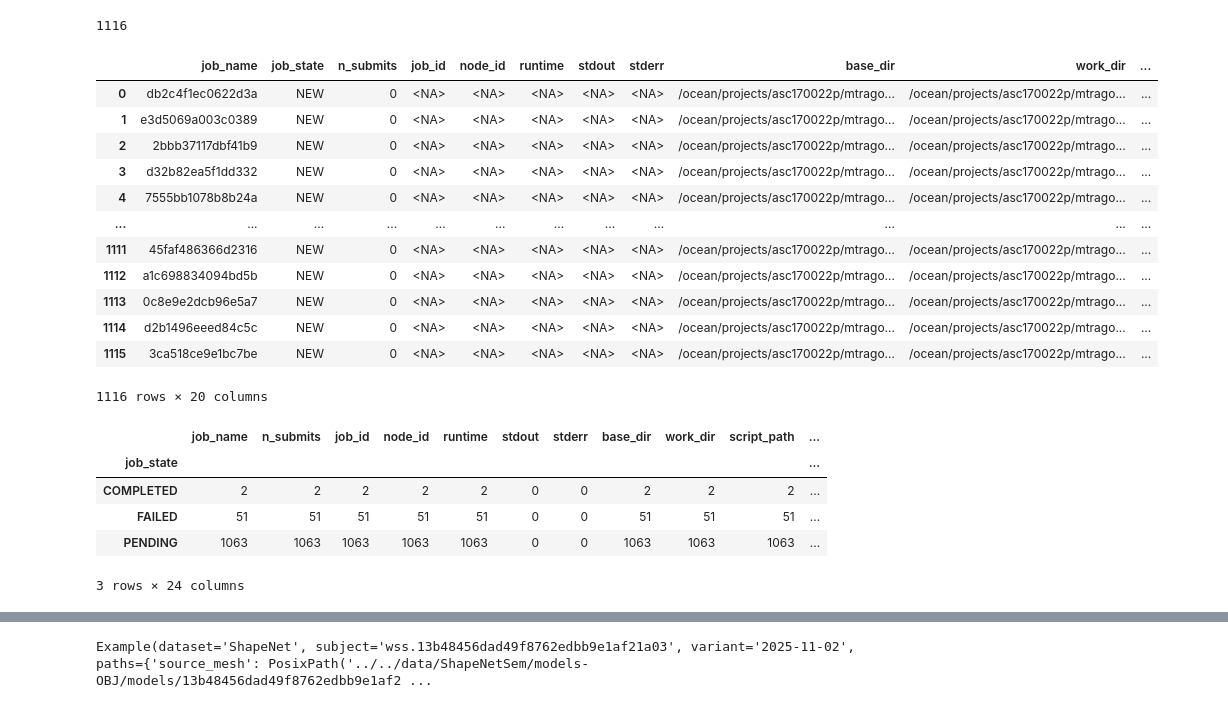
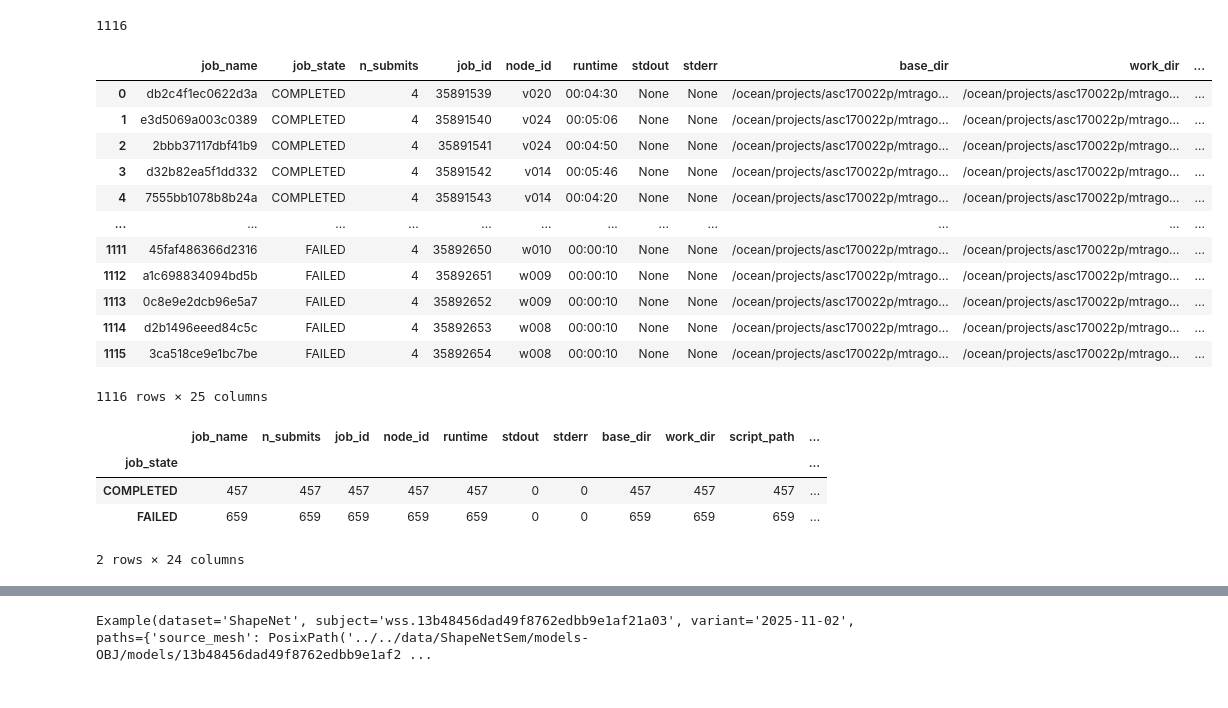
Before and after one commit to mattragoza/lung-project, a Jupyter notebook: notebooks/shapenet/11-preprocess-experiment.ipynb, the cells around one changed output, grey strips where cells are left out. Cells and saved outputs as stored; diff of their text form; code cells hidden in the pictures.

```diff
--- a/notebooks/shapenet/11-preprocess-experiment.ipynb
+++ b/notebooks/shapenet/11-preprocess-experiment.ipynb
@@ -90,25 +90,25 @@ len(grid)
 # %%
 %autoreload
 try:
-    jobs = ps.setup(base_dir, template, name_format, grid, overwrite=True)
+    jobs = ps.setup(base_dir, template, name_format, grid, overwrite=False)
 except OSError:
     jobs = ps.load(base_dir)
 
 jobs
 # %% [output]
 |  | job_name | job_state | n_submits | job_id | node_id | runtime | stdout | stderr | base_dir | work_dir | ... |
-| 0 | db2c4f1ec0622d3a | NEW | 0 | <NA> | <NA> | <NA> | <NA> | <NA> | /ocean/projects/asc170022p/mtrago... | /ocean/projects/asc170022p/mtrago... | ... |
-| 1 | e3d5069a003c0389 | NEW | 0 | <NA> | <NA> | <NA> | <NA> | <NA> | /ocean/projects/asc170022p/mtrago... | /ocean/projects/asc170022p/mtrago... | ... |
-| 2 | 2bbb37117dbf41b9 | NEW | 0 | <NA> | <NA> | <NA> | <NA> | <NA> | /ocean/projects/asc170022p/mtrago... | /ocean/projects/asc170022p/mtrago... | ... |
-| 3 | d32b82ea5f1dd332 | NEW | 0 | <NA> | <NA> | <NA> | <NA> | <NA> | /ocean/projects/asc170022p/mtrago... | /ocean/projects/asc170022p/mtrago... | ... |
-| 4 | 7555bb1078b8b24a | NEW | 0 | <NA> | <NA> | <NA> | <NA> | <NA> | /ocean/projects/asc170022p/mtrago... | /ocean/projects/asc170022p/mtrago... | ... |
+| 0 | db2c4f1ec0622d3a | COMPLETED | 4 | 35891539 | v020 | 00:04:30 | None | None | /ocean/projects/asc170022p/mtrago... | /ocean/projects/asc170022p/mtrago... | ... |
+| 1 | e3d5069a003c0389 | COMPLETED | 4 | 35891540 | v024 | 00:05:06 | None | None | /ocean/projects/asc170022p/mtrago... | /ocean/projects/asc170022p/mtrago... | ... |
+| 2 | 2bbb37117dbf41b9 | COMPLETED | 4 | 35891541 | v024 | 00:04:50 | None | None | /ocean/projects/asc170022p/mtrago... | /ocean/projects/asc170022p/mtrago... | ... |
+| 3 | d32b82ea5f1dd332 | COMPLETED | 4 | 35891542 | v014 | 00:05:46 | None | None | /ocean/projects/asc170022p/mtrago... | /ocean/projects/asc170022p/mtrago... | ... |
+| 4 | 7555bb1078b8b24a | COMPLETED | 4 | 35891543 | v014 | 00:04:20 | None | None | /ocean/projects/asc170022p/mtrago... | /ocean/projects/asc170022p/mtrago... | ... |
 | ... | ... | ... | ... | ... | ... | ... | ... | ... | ... | ... | ... |
-| 1111 | 45faf486366d2316 | NEW | 0 | <NA> | <NA> | <NA> | <NA> | <NA> | /ocean/projects/asc170022p/mtrago... | /ocean/projects/asc170022p/mtrago... | ... |
-| 1112 | a1c698834094bd5b | NEW | 0 | <NA> | <NA> | <NA> | <NA> | <NA> | /ocean/projects/asc170022p/mtrago... | /ocean/projects/asc170022p/mtrago... | ... |
-| 1113 | 0c8e9e2dcb96e5a7 | NEW | 0 | <NA> | <NA> | <NA> | <NA> | <NA> | /ocean/projects/asc170022p/mtrago... | /ocean/projects/asc170022p/mtrago... | ... |
-| 1114 | d2b1496eeed84c5c | NEW | 0 | <NA> | <NA> | <NA> | <NA> | <NA> | /ocean/projects/asc170022p/mtrago... | /ocean/projects/asc170022p/mtrago... | ... |
-| 1115 | 3ca518ce9e1bc7be | NEW | 0 | <NA> | <NA> | <NA> | <NA> | <NA> | /ocean/projects/asc170022p/mtrago... | /ocean/projects/asc170022p/mtrago... | ... |
+| 1111 | 45faf486366d2316 | FAILED | 4 | 35892650 | w010 | 00:00:10 | None | None | /ocean/projects/asc170022p/mtrago... | /ocean/projects/asc170022p/mtrago... | ... |
+| 1112 | a1c698834094bd5b | FAILED | 4 | 35892651 | w009 | 00:00:10 | None | None | /ocean/projects/asc170022p/mtrago... | /ocean/projects/asc170022p/mtrago... | ... |
+| 1113 | 0c8e9e2dcb96e5a7 | FAILED | 4 | 35892652 | w009 | 00:00:10 | None | None | /ocean/projects/asc170022p/mtrago... | /ocean/projects/asc170022p/mtrago... | ... |
+| 1114 | d2b1496eeed84c5c | FAILED | 4 | 35892653 | w008 | 00:00:10 | None | None | /ocean/projects/asc170022p/mtrago... | /ocean/projects/asc170022p/mtrago... | ... |
+| 1115 | 3ca518ce9e1bc7be | FAILED | 4 | 35892654 | w008 | 00:00:10 | None | None | /ocean/projects/asc170022p/mtrago... | /ocean/projects/asc170022p/mtrago... | ... |
-1116 rows × 20 columns
+1116 rows × 25 columns
 # %%
 %autoreload
 jobs = ps.recover(jobs)
@@ -118,9 +118,8 @@ jobs.groupby(['job_state']).count()
 # %% [output]
 |  | job_name | n_submits | job_id | node_id | runtime | stdout | stderr | base_dir | work_dir | script_path | ... |
 | job_state |  |  |  |  |  |  |  |  |  |  | ... |
-| COMPLETED | 2 | 2 | 2 | 2 | 2 | 0 | 0 | 2 | 2 | 2 | ... |
-| FAILED | 51 | 51 | 51 | 51 | 51 | 0 | 0 | 51 | 51 | 51 | ... |
-| PENDING | 1063 | 1063 | 1063 | 1063 | 1063 | 0 | 0 | 1063 | 1063 | 1063 | ... |
+| COMPLETED | 457 | 457 | 457 | 457 | 457 | 0 | 0 | 457 | 457 | 457 | ... |
+| FAILED | 659 | 659 | 659 | 659 | 659 | 0 | 0 | 659 | 659 | 659 | ... |
-3 rows × 24 columns
+2 rows × 24 columns
 # %%
 jobs = ps.collect(jobs)
```
Also changed, not shown: parts of 2 cells of this notebook, 7 other files.
